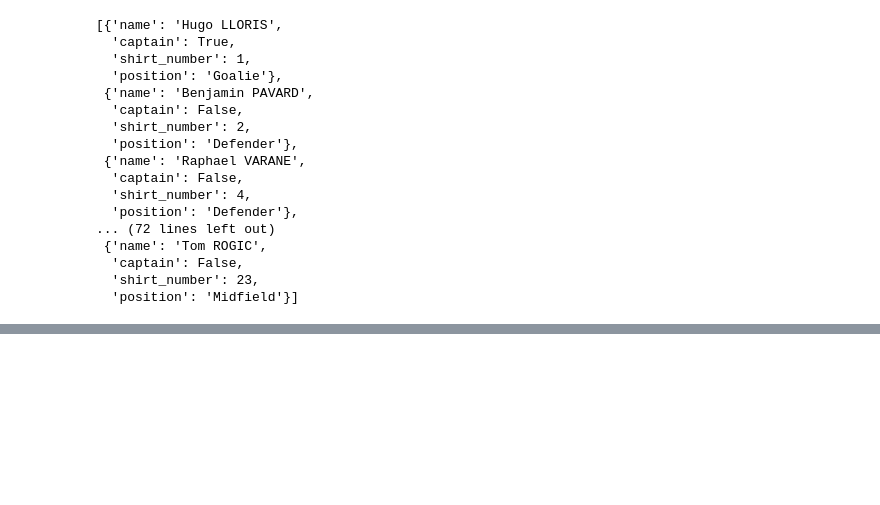
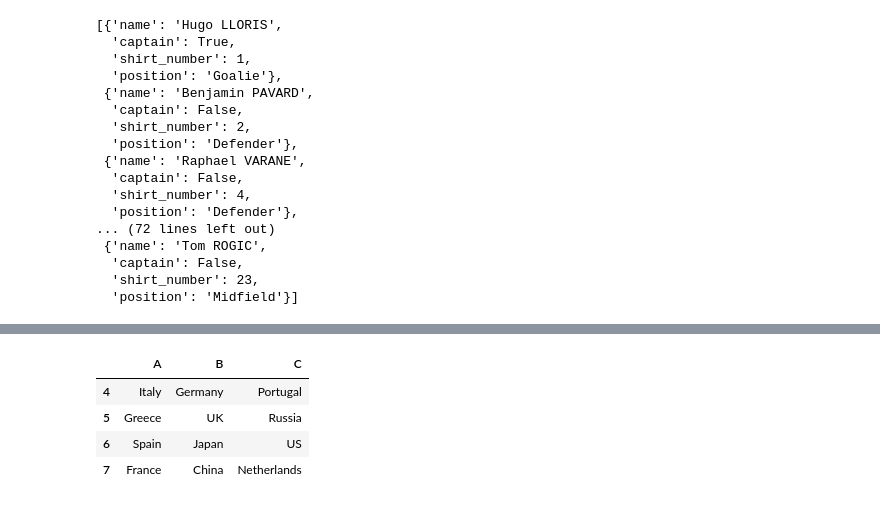
Before and after one commit to soledadmusella/time-series-practice, a Jupyter notebook: python.exercises.ipynb, the cells around one changed output, grey strips where cells are left out. Saved outputs shown, nothing was run; the diff lists cells and outputs as text; code cells hidden in the pictures; blank space fills up the shorter version.

```diff
--- a/python.exercises.ipynb
+++ b/python.exercises.ipynb
@@ -754,0 +822,8 @@ players
+# %%
+countries
+# %% [output]
+|  | A | B | C |
+| 4 | Italy | Germany | Portugal |
+| 5 | Greece | UK | Russia |
+| 6 | Spain | Japan | US |
+| 7 | France | China | Netherlands |
```
Also changed, not shown: parts of 18 cells of this notebook.
